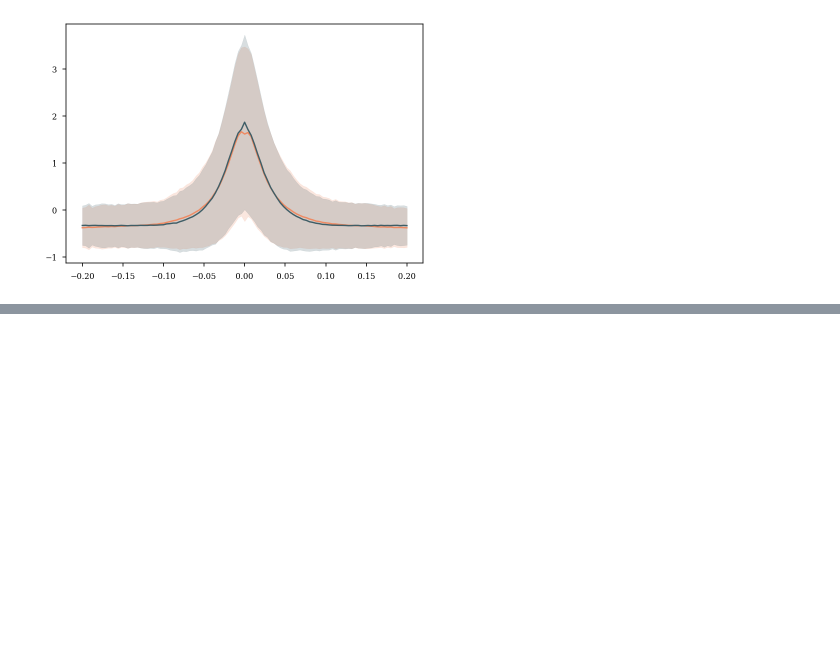
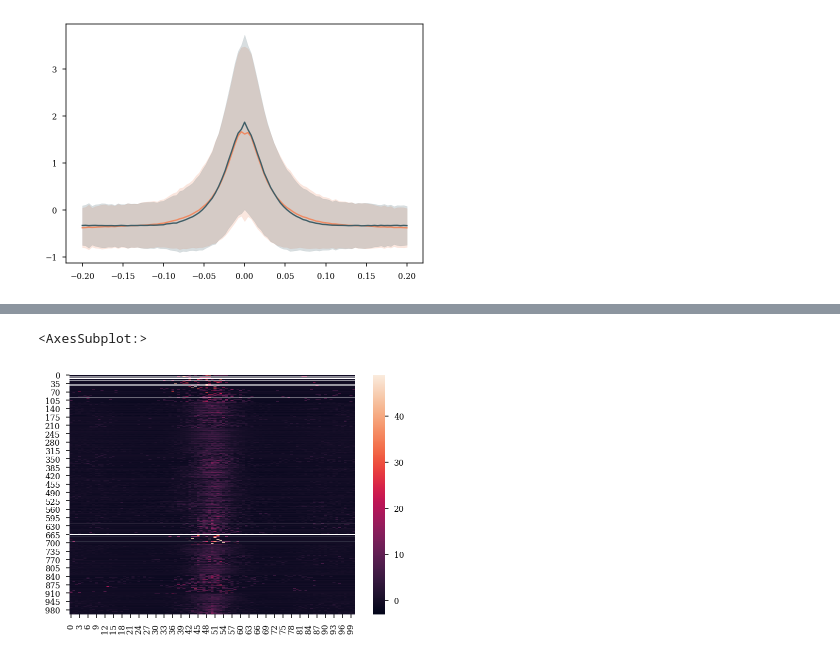
Before and after one commit to ryanharvey1/ripple_heterogeneity, a Jupyter notebook: python/notebooks/pairwise_ccg_deep_sup.ipynb, the cells around one changed output, grey strips where cells are left out. Saved outputs shown, nothing was run; the diff lists cells and outputs as text; code cells hidden in the pictures; blank space fills up the shorter version.

```diff
--- a/python/notebooks/pairwise_ccg_deep_sup.ipynb
+++ b/python/notebooks/pairwise_ccg_deep_sup.ipynb
@@ -177,0 +213,7 @@ plt.show()
+# %%
+# plt.plot(z[0:1000,:].T)
+# plt.show()
+sns.heatmap(z[0:1000,:])
+# %% [output]
+<AxesSubplot:>
+[figure, added]
```
Also changed, not shown: parts of 11 cells of this notebook.
